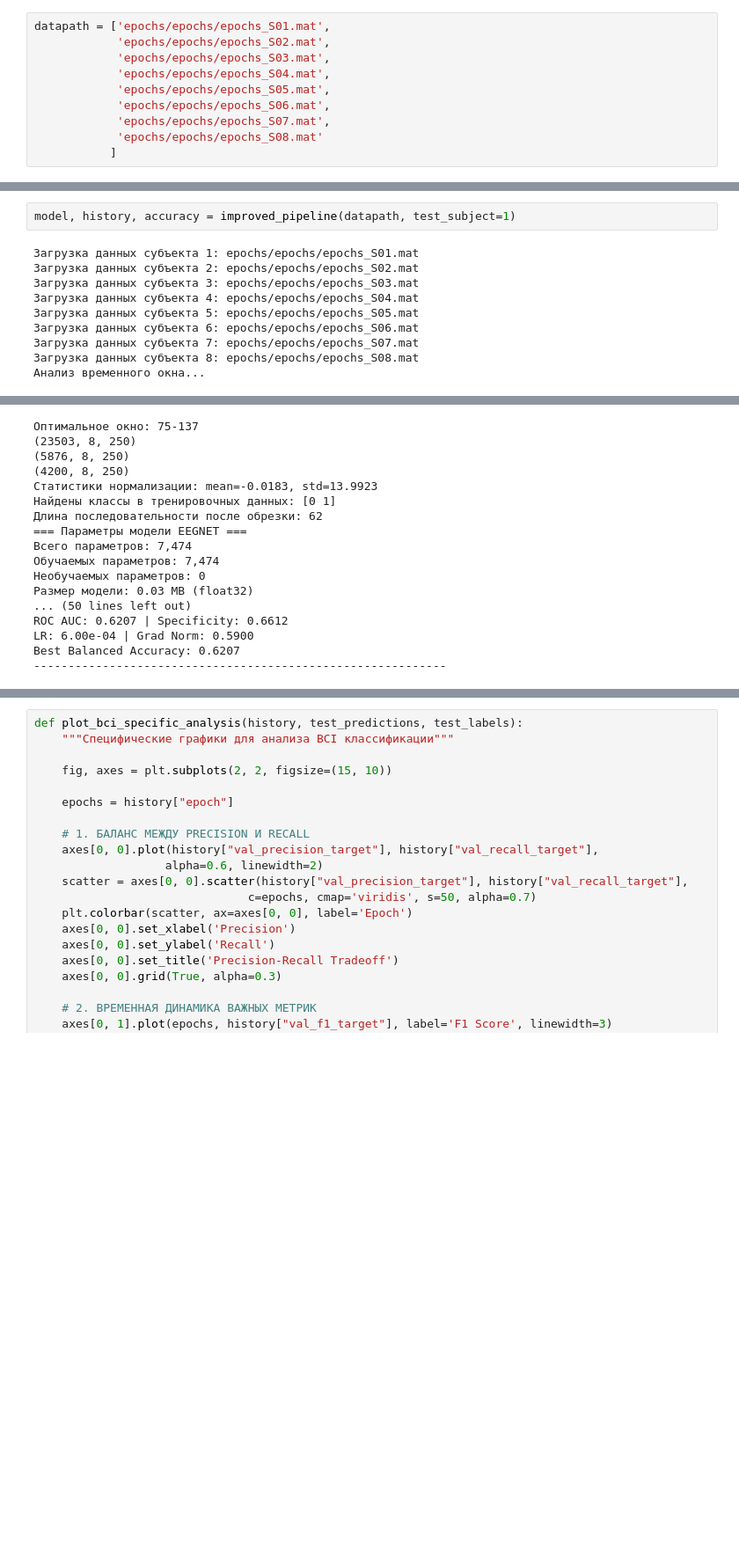
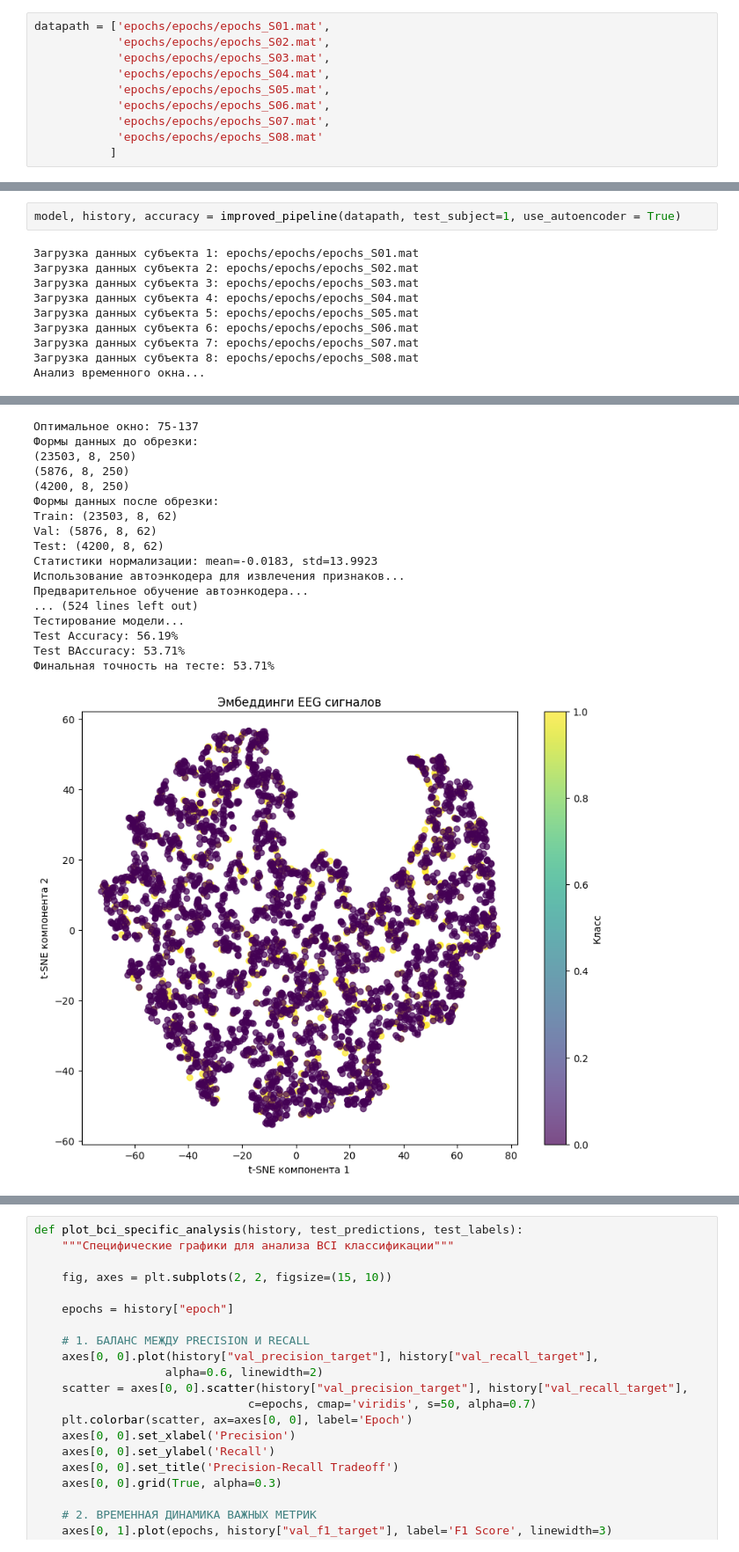
Before and after one commit to DanilSidkov/Decoding-P300EEG2Word, a Jupyter notebook: notebooks/new_pipline.ipynb, the cells around one changed output, grey strips where cells are left out. Shown at 88% size. Saved outputs shown, nothing was run; the diff lists cells and outputs as text; blank space fills up the shorter version.

```diff
--- a/notebooks/new_pipline.ipynb
+++ b/notebooks/new_pipline.ipynb
@@ -13,31 +65,32 @@ datapath = ['epochs/epochs/epochs_S01.mat',
 # %%
-model, history, accuracy = improved_pipeline(datapath, test_subject=1)
+model, history, accuracy = improved_pipeline(datapath, test_subject=1, use_autoencoder = True)
 # %% [output]
 Загрузка данных субъекта 1: epochs/epochs/epochs_S01.mat
 Загрузка данных субъекта 2: epochs/epochs/epochs_S02.mat
 Загрузка данных субъекта 3: epochs/epochs/epochs_S03.mat
 Загрузка данных субъекта 4: epochs/epochs/epochs_S04.mat
 Загрузка данных субъекта 5: epochs/epochs/epochs_S05.mat
 Загрузка данных субъекта 6: epochs/epochs/epochs_S06.mat
 Загрузка данных субъекта 7: epochs/epochs/epochs_S07.mat
 Загрузка данных субъекта 8: epochs/epochs/epochs_S08.mat
 Анализ временного окна...
 [figure]
 [figure]
 Оптимальное окно: 75-137
+Формы данных до обрезки:
 (23503, 8, 250)
 (5876, 8, 250)
 (4200, 8, 250)
+Формы данных после обрезки:
+Train: (23503, 8, 62)
+Val: (5876, 8, 62)
+Test: (4200, 8, 62)
 Статистики нормализации: mean=-0.0183, std=13.9923
-Найдены классы в тренировочных данных: [0 1]
-Длина последовательности после обрезки: 62
-=== Параметры модели EEGNET ===
-Всего параметров: 7,474
-Обучаемых параметров: 7,474
-Необучаемых параметров: 0
-Размер модели: 0.03 MB (float32)
-... (50 lines left out)
-ROC AUC: 0.6207 | Specificity: 0.6612
-LR: 6.00e-04 | Grad Norm: 0.5900
-Best Balanced Accuracy: 0.6207
-------------------------------------------------------------
+Использование автоэнкодера для извлечения признаков...
+Предварительное обучение автоэнкодера...
+... (524 lines left out)
+Тестирование модели...
+Test Accuracy: 56.19%
+Test BAccuracy: 53.71%
+Финальная точность на тесте: 53.71%
+[figure, added]
```
Also changed, not shown: parts of 4 cells of this notebook, 9 other files.
